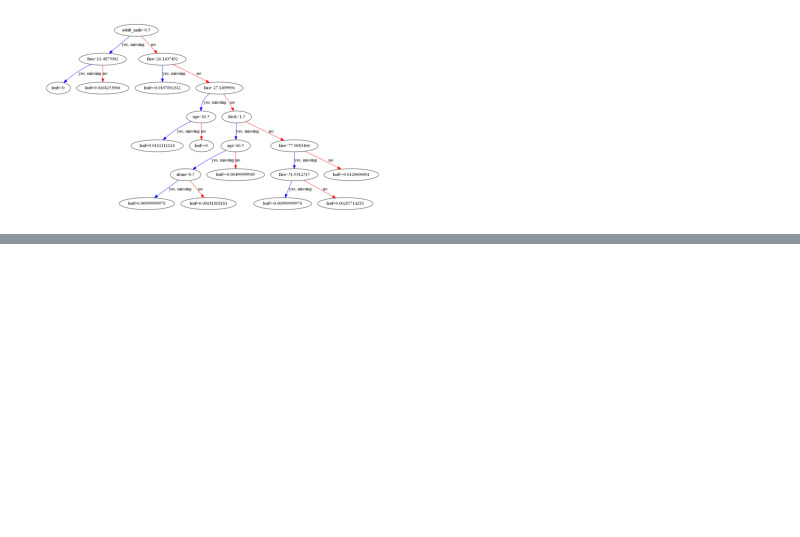
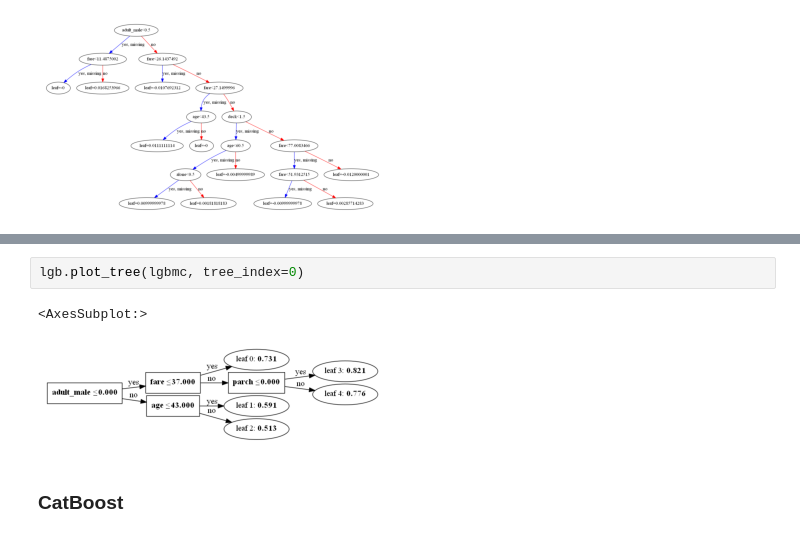
Before and after one commit to pajannat/my-learning, a Jupyter notebook: Kame_Udemy_MLCourse_Part3/gbdt.ipynb, the cells around one changed output, grey strips where cells are left out. Cells and saved outputs as stored; diff of their text form; blank space fills up the shorter version.

```diff
--- a/Kame_Udemy_MLCourse_Part3/gbdt.ipynb
+++ b/Kame_Udemy_MLCourse_Part3/gbdt.ipynb
@@ -78,0 +129,7 @@ xgboost.plot_tree(xgb, num_trees=0)
+# %%
+lgb.plot_tree(lgbmc, tree_index=0)
+# %% [output]
+<AxesSubplot:>
+[figure, added]
+# %% [markdown]
+### CatBoost
```
Also changed, not shown: parts of 10 cells of this notebook.
